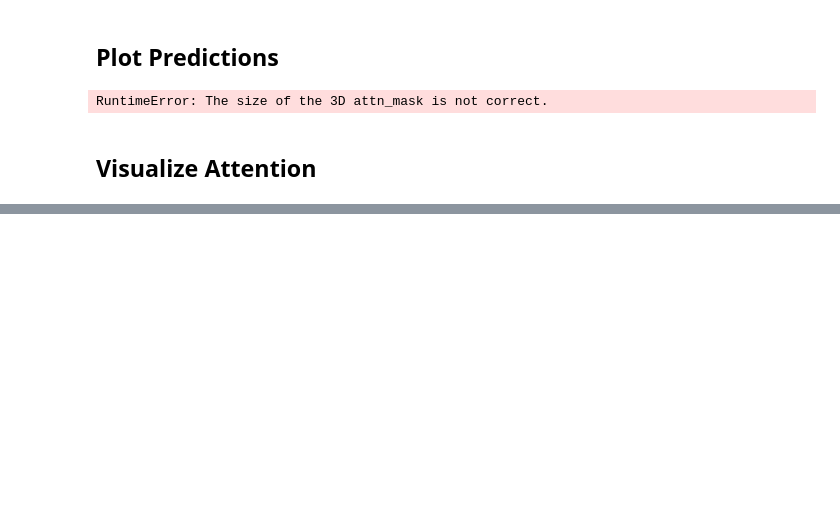
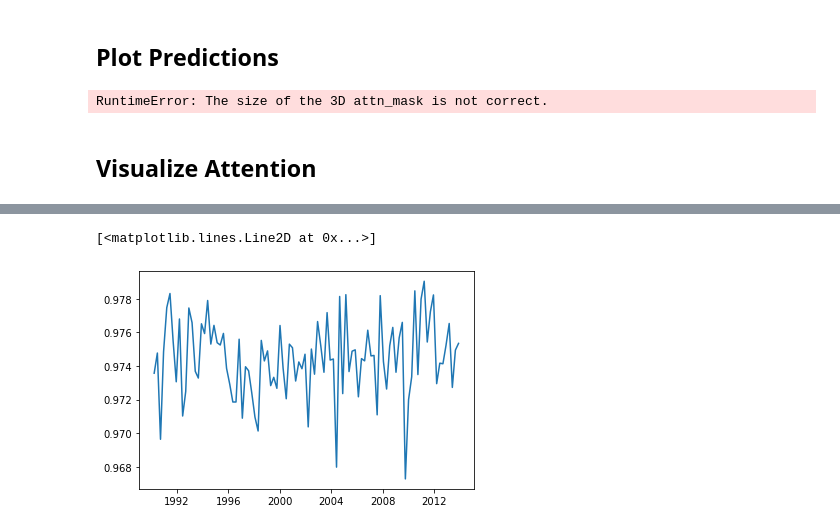
Before and after one commit to YanWanquan/oxthesis, a Jupyter notebook: visualize_attn.ipynb, the cells around one changed output, grey strips where cells are left out. Cells and saved outputs as stored; diff of their text form; code cells hidden in the pictures; blank space fills up the shorter version.

```diff
--- a/visualize_attn.ipynb
+++ b/visualize_attn.ipynb
@@ -30,6 +28,8 @@ index_col = 0
 base_loader = BaseDataLoader(
     filename=train_manager['args']['filename'], index_col=index_col, start_date=train_manager['args']['start_date'], end_date=train_manager['args']['end_date'], test_date=train_manager['args']['test_date'], lead_target=train_manager['args']['lead_target'])
 
+dataset_train = FuturesDataset(
+    base_loader, DataTypes.TRAIN, win_size=train_manager['args']['win_len'], tau=train_manager['args']['lead_target'], step=train_manager['args']['step'], scaler=train_manager['args']['scaler'])
 dataset_test = FuturesDataset(
     base_loader, DataTypes.TEST, win_size=train_manager['args']['win_len'], tau=train_manager['args']['lead_target'], step=train_manager['args']['step'], scaler=train_manager['args']['scaler'])
 test_dataloader = DataLoader(
@@ -133,0 +194,24 @@ tmp['x2']
+# %%
+def calc_bhattacharyya_coef(p, q):
+    return np.sum(np.sqrt(np.multiply(p, q)))
+
+def calc_distance(p, q):
+    return np.sqrt(1 - calc_bhattacharyya_coef(p, q))
+
+
+tmp = df_attn
+tmp = tmp.T
+tmp = tmp.reset_index(drop=False)
+tmp = tmp.groupby('level_1').mean() # average across instruments
+
+# calc distance per t ----
+tmp_avg = tmp.mean(axis=0)
+list = {}
+for i, date in enumerate(tmp.index):
+    # per t
+    list[date] = calc_distance(tmp.iloc[i,:], tmp_avg)
+
+plt.plot(list.keys(), list.values())
+# %% [output]
+[<matplotlib.lines.Line2D at 0x...>]
+[figure, added]
```
Also changed, not shown: parts of 15 cells of this notebook, 3 other files.
